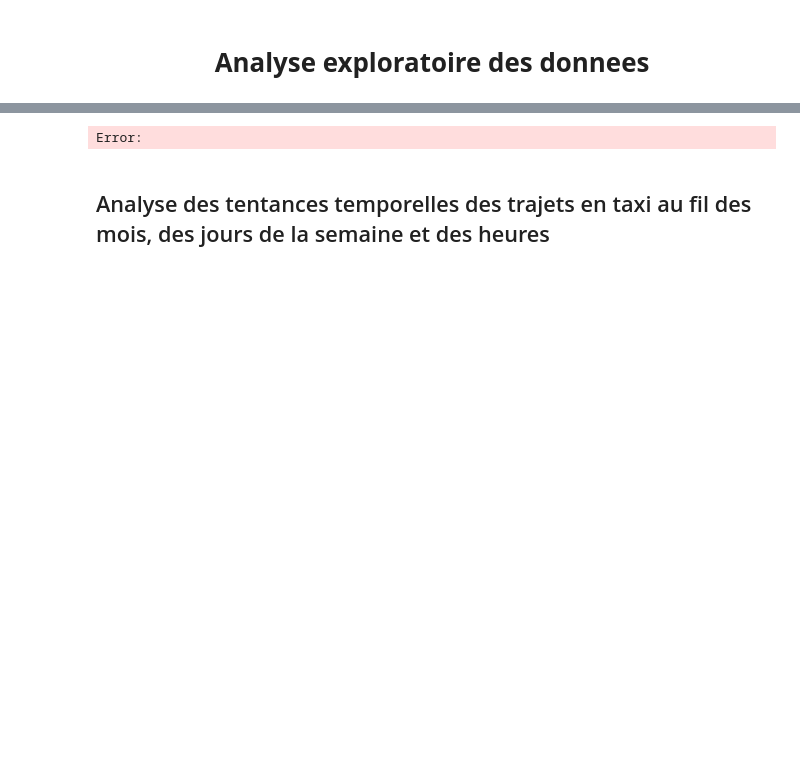
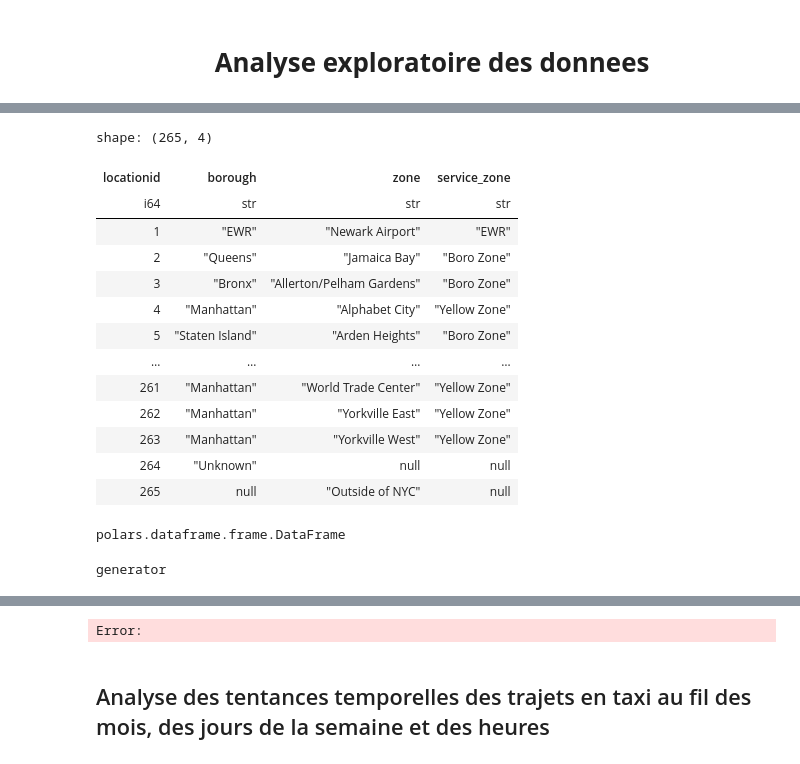
Before and after one commit to joshafouda/taxitripapp, a Jupyter notebook: exploratory_data_analysis.ipynb, the cells around one changed output, grey strips where cells are left out. Saved outputs shown, nothing was run; the diff lists cells and outputs as text; code cells hidden in the pictures; blank space fills up the shorter version.

Commit message:
solution avec polars et parquet pyspark

```diff
--- a/exploratory_data_analysis.ipynb
+++ b/exploratory_data_analysis.ipynb
@@ -263,0 +11,46 @@ TypeError: DataFrameReader.jdbc() got an unexpected keyword argument 'options'
+# %%
+# Définir les informations de connexion à la base de données
+db_user = 'postgres'
+db_password = 'HairiaMonAmour_2018' # renseigner votre mot de passe
+db_host = 'localhost'  # ou l'adresse IP du serveur de la base de données
+db_port = '5432'  # Port par défaut pour PostgreSQL
+db_name = 'nyc_yellow_taxi_record'
+
+connection_string = f'postgresql://{db_user}:{db_password}@{db_host}:{db_port}/{db_name}'
+
+# Create database engine
+engine = create_engine(connection_string)
+# %%
+df_zones = pl.read_database("SELECT * FROM taxi_zone;", engine)
+df_zones
+# %% [output]
+shape: (265, 4)
+| locationid | borough | zone | service_zone |
+| i64 | str | str | str |
+| 1 | "EWR" | "Newark Airport" | "EWR" |
+| 2 | "Queens" | "Jamaica Bay" | "Boro Zone" |
+| 3 | "Bronx" | "Allerton/Pelham Gardens" | "Boro Zone" |
+| 4 | "Manhattan" | "Alphabet City" | "Yellow Zone" |
+| 5 | "Staten Island" | "Arden Heights" | "Boro Zone" |
+| … | … | … | … |
+| 261 | "Manhattan" | "World Trade Center" | "Yellow Zone" |
+| 262 | "Manhattan" | "Yorkville East" | "Yellow Zone" |
+| 263 | "Manhattan" | "Yorkville West" | "Yellow Zone" |
+| 264 | "Unknown" | null | null |
+| 265 | null | "Outside of NYC" | null |
+# %%
+type(df_zones)
+# %% [output]
+polars.dataframe.frame.DataFrame
+# %%
+# Extraction des données des trajets en taxi de 2023
+query = "SELECT * FROM ytaxi_histo WHERE (trip_distance > 0 AND passenger_count > 0 AND total_amount >= 0) AND (EXTRACT(YEAR FROM tpep_pickup_datetime) = 2023 AND EXTRACT(YEAR FROM tpep_dropoff_datetime) = 2023);"
+
+# Définir la taille des morceaux pour la fusion
+chunksize = 100000  # par exemple, fusionner par paquets de 100 milles lignes
+
+result_generator = pl.read_database(query, engine, iter_batches=True, batch_size=chunksize)
+
+type(result_generator)
+# %% [output]
+generator
```
Also changed, not shown: parts of 33 cells of this notebook, 1 other file.
